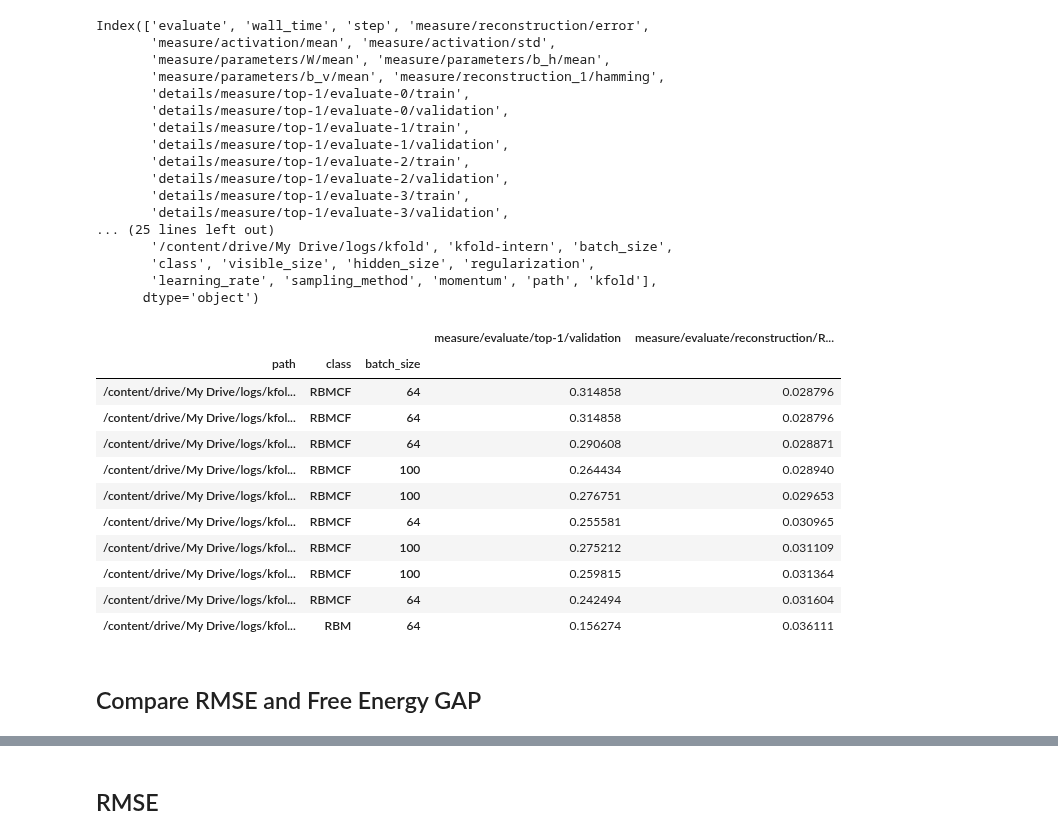
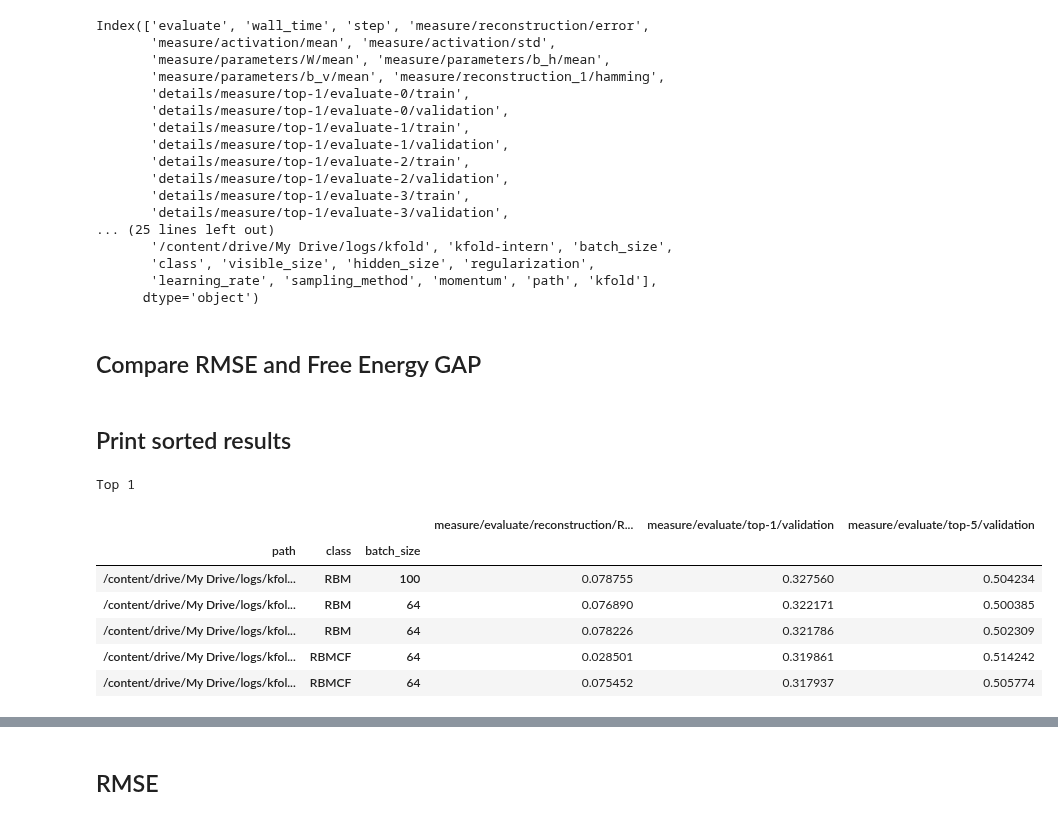
Before and after one commit to SrMouraSilva/RBM, a Jupyter notebook: experiments/notebooks/2.RBM-Log_analysis.ipynb, the cells around one changed output, grey strips where cells are left out. Saved outputs shown, nothing was run; the diff lists cells and outputs as text; code cells hidden in the pictures.

Commit message:
Update results

```diff
--- a/experiments/notebooks/2.RBM-Log_analysis.ipynb
+++ b/experiments/notebooks/2.RBM-Log_analysis.ipynb
@@ -42,29 +45,6 @@ Index(['evaluate', 'wall_time', 'step', 'measure/reconstruction/error',
        'class', 'visible_size', 'hidden_size', 'regularization',
        'learning_rate', 'sampling_method', 'momentum', 'path', 'kfold'],
       dtype='object')
-# %%
-last_epoch = (data.batch_size==64) & (data.evaluate==96)  \
-           | (data.batch_size==100) & (data.evaluate==150)
-
-# Mean not changes results because there are only one by group
-data[last_epoch] \
-    .set_index(['kfold']) \
-    .groupby(['path', 'class', 'batch_size']).mean()[['measure/evaluate/top-1/validation', 'measure/evaluate/reconstruction/RMSE_validation']] \
-    .sort_values(['measure/evaluate/reconstruction/RMSE_validation', 'measure/evaluate/top-1/validation'], ascending=[True, False]) \
-    .head(10)
-# %% [output]
-|  |  |  | measure/evaluate/top-1/validation | measure/evaluate/reconstruction/R... |
-| path | class | batch_size |  |  |
-| /content/drive/My Drive/logs/kfol... | RBMCF | 64 | 0.314858 | 0.028796 |
-| /content/drive/My Drive/logs/kfol... | RBMCF | 64 | 0.314858 | 0.028796 |
-| /content/drive/My Drive/logs/kfol... | RBMCF | 64 | 0.290608 | 0.028871 |
-| /content/drive/My Drive/logs/kfol... | RBMCF | 100 | 0.264434 | 0.028940 |
-| /content/drive/My Drive/logs/kfol... | RBMCF | 100 | 0.276751 | 0.029653 |
-| /content/drive/My Drive/logs/kfol... | RBMCF | 64 | 0.255581 | 0.030965 |
-| /content/drive/My Drive/logs/kfol... | RBMCF | 100 | 0.275212 | 0.031109 |
-| /content/drive/My Drive/logs/kfol... | RBMCF | 100 | 0.259815 | 0.031364 |
-| /content/drive/My Drive/logs/kfol... | RBMCF | 64 | 0.242494 | 0.031604 |
-| /content/drive/My Drive/logs/kfol... | RBM | 64 | 0.156274 | 0.036111 |
 # %% [markdown]
 ## Compare RMSE and Free Energy GAP
 # %%
@@ -132,3 +112,25 @@ def plot_column(top1, column):
 
     ax = result.plot(style=styles, color=colors)
     ax.set_title(column);
+# %% [markdown]
+## Print sorted results
+# %%
+last_epoch = (data.batch_size==64) & (data.evaluate==96)  \
+           | (data.batch_size==100) & (data.evaluate==150)
+
+print("Top 1")
+# Mean not changes results because there are only one by group
+data[last_epoch] \
+    .set_index(['kfold']) \
+    .groupby(['path', 'class', 'batch_size']).mean()[['measure/evaluate/reconstruction/RMSE_validation', 'measure/evaluate/top-1/validation', 'measure/evaluate/top-5/validation']] \
+    .sort_values('measure/evaluate/top-1/validation', ascending=False) \
+    .head()
+# %% [output]
+Top 1
+|  |  |  | measure/evaluate/reconstruction/R... | measure/evaluate/top-1/validation | measure/evaluate/top-5/validation |
+| path | class | batch_size |  |  |  |
+| /content/drive/My Drive/logs/kfol... | RBM | 100 | 0.078755 | 0.327560 | 0.504234 |
+| /content/drive/My Drive/logs/kfol... | RBM | 64 | 0.076890 | 0.322171 | 0.500385 |
+| /content/drive/My Drive/logs/kfol... | RBM | 64 | 0.078226 | 0.321786 | 0.502309 |
+| /content/drive/My Drive/logs/kfol... | RBMCF | 64 | 0.028501 | 0.319861 | 0.514242 |
+| /content/drive/My Drive/logs/kfol... | RBMCF | 64 | 0.075452 | 0.317937 | 0.505774 |
```
Also changed, not shown: parts of 16 cells of this notebook, 33 other files.
